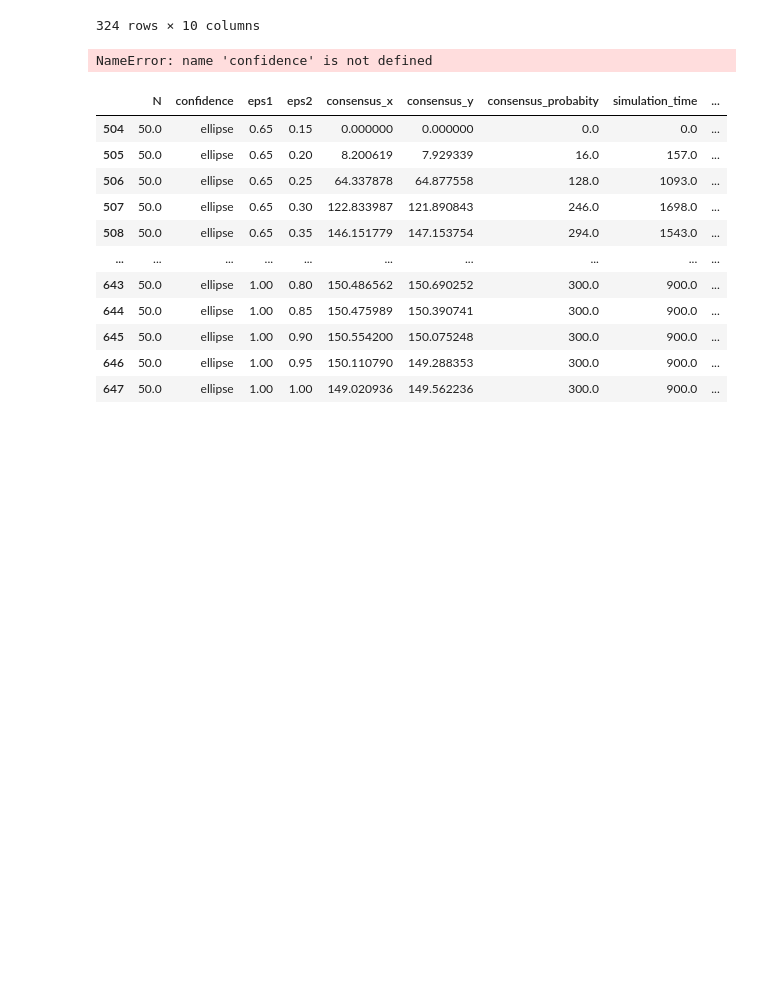
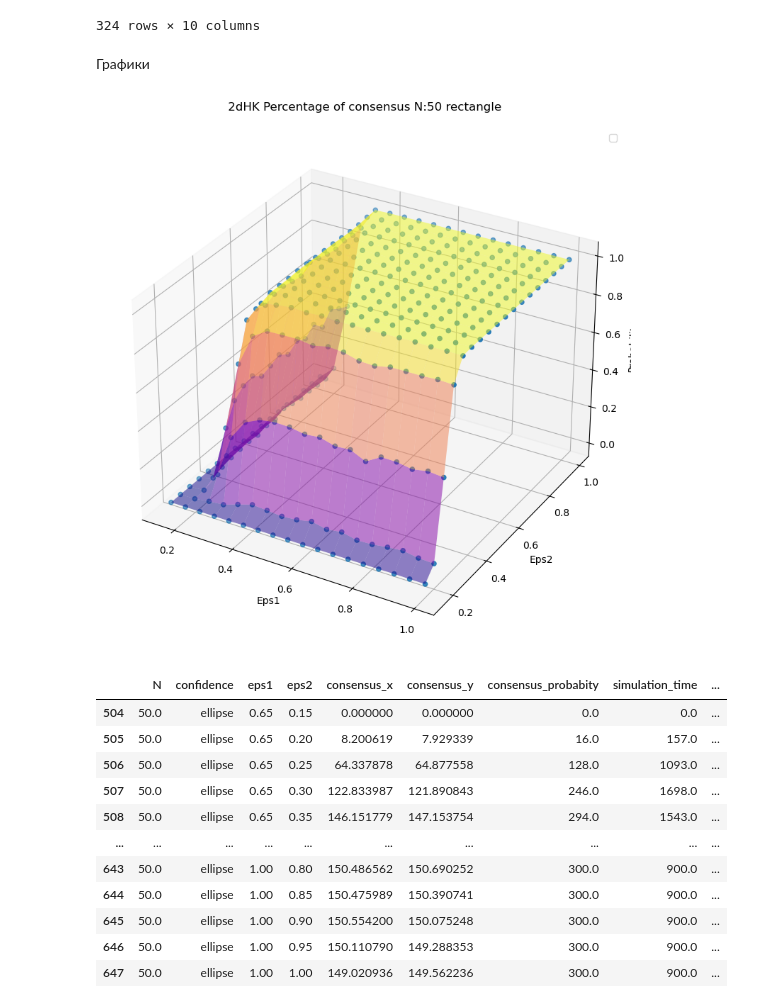
Before and after one commit to ash00748/Hegselmann-Krause-project, a Jupyter notebook: 2d HK/2dHK_confidence_forms.ipynb, the cells around one changed output. Saved outputs shown, nothing was run; the diff lists cells and outputs as text; code cells hidden in the pictures; blank space fills up the shorter version.

Commit message:
fixed area ellipse=rectangle consensus probability

```diff
--- a/2d HK/2dHK_confidence_forms.ipynb
+++ b/2d HK/2dHK_confidence_forms.ipynb
@@ -17,15 +19,15 @@ import pandas as pd
 # %%
-def init_distrib_consensus_data(consensus_data, experiment, N, R, confidence, cluster_data):
+def init_distrib_consensus_data(consensus_data, experiment, N, R, confidence, cluster_data, precision=2):
     if not ((consensus_data['N'] == N)
-            & (round(consensus_data['eps1'],2) == round(R[0],2))
-            & (round(consensus_data['eps2'],2) == round(R[1],2))
+            & (round(consensus_data['eps1'],precision) == round(R[0],precision))
+            & (round(consensus_data['eps2'],precision) == round(R[1],precision))
             &(consensus_data['confidence']==confidence.__name__)
             ).any():
         consensus_data.at[experiment, "N"] = N
         consensus_data.at[experiment, "confidence"] = confidence.__name__
 
-        consensus_data.at[experiment, "eps1"] = round(R[0],2)
-        consensus_data.at[experiment, "eps2"] = round(R[1],2)
+        consensus_data.at[experiment, "eps1"] = round(R[0],precision)
+        consensus_data.at[experiment, "eps2"] = round(R[1],precision)
 
         consensus_data.at[experiment, "consensus_x"] = 0
         consensus_data.at[experiment, "consensus_y"] = 0
@@ -194,12 +170,14 @@ consensus_data[consensus_data['confidence']=='ellipse']
 | 646 | 50.0 | ellipse | 1.00 | 0.95 | 451.197163 | 448.874404 | 900.0 | 2700.0 | ... |
 | 647 | 50.0 | ellipse | 1.00 | 1.00 | 447.836129 | 449.747255 | 900.0 | 2700.0 | ... |
 324 rows × 10 columns
+# %% [markdown]
+Графики
 # %%
 %matplotlib widget
 # %%
 import numpy as np
 
-conf = confidence.__name__
+conf = 'rectangle'#confidence.__name__
 ax = plt.figure(figsize=(10, 8)).add_subplot(projection='3d')
 
 # Plot lines for each beta value
@@ -214,34 +192,34 @@ vals = np.sort(df['eps1'].unique())
 n = vals.shape[0]
 X = np.zeros((n, n), dtype=float)
 Y = np.zeros((n, n), dtype=float)
 Z = np.zeros((n, n), dtype=float)
 for i in range(n):
     for j in range(n):
         x = vals[i]
         y = vals[j]
         for k in range(len(df['eps1'])):
             if df['eps1'][k] == x and df['eps2'][k] == y :#or \
             #    df['eps1'][k] == y and df['eps2'][k] == x:
                 X[i, j] = x
                 Y[i, j] = y
                 Z[i, j] = df['consensus_probabity'][k]/df['simulation_count'][k]
 
 ax.plot_surface(X, Y, Z, alpha=0.5, cmap='plasma')
 
 # Adding the HK_sample line (you'll need to adjust this based on your actual data)
 plt.title(f' 2dHK Percentage of consensus N:{N} {conf}\n')
 plt.xlabel('Eps1')
 plt.ylabel('Eps2')
 ax.set_zlabel('Probability')
 
 plt.legend()
 # Add a grid
 plt.grid(True, linestyle='--', alpha=0.7)
 
 plt.tight_layout()
 plt.show()
 # %% [output]
-NameError: name 'confidence' is not defined
+[figure, added]
 # %%
 %matplotlib inline
 # %%
```
Also changed, not shown: parts of 32 cells of this notebook, 1 other file.
